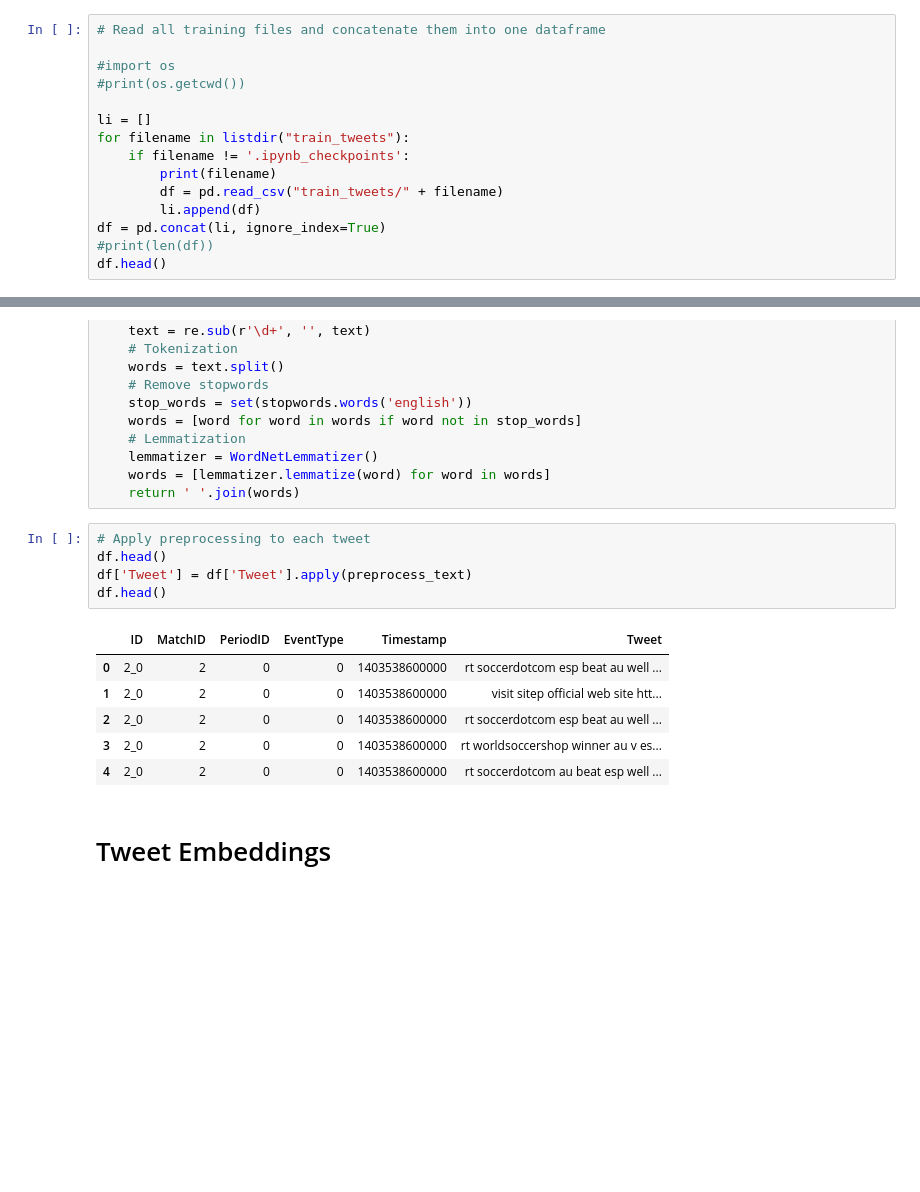
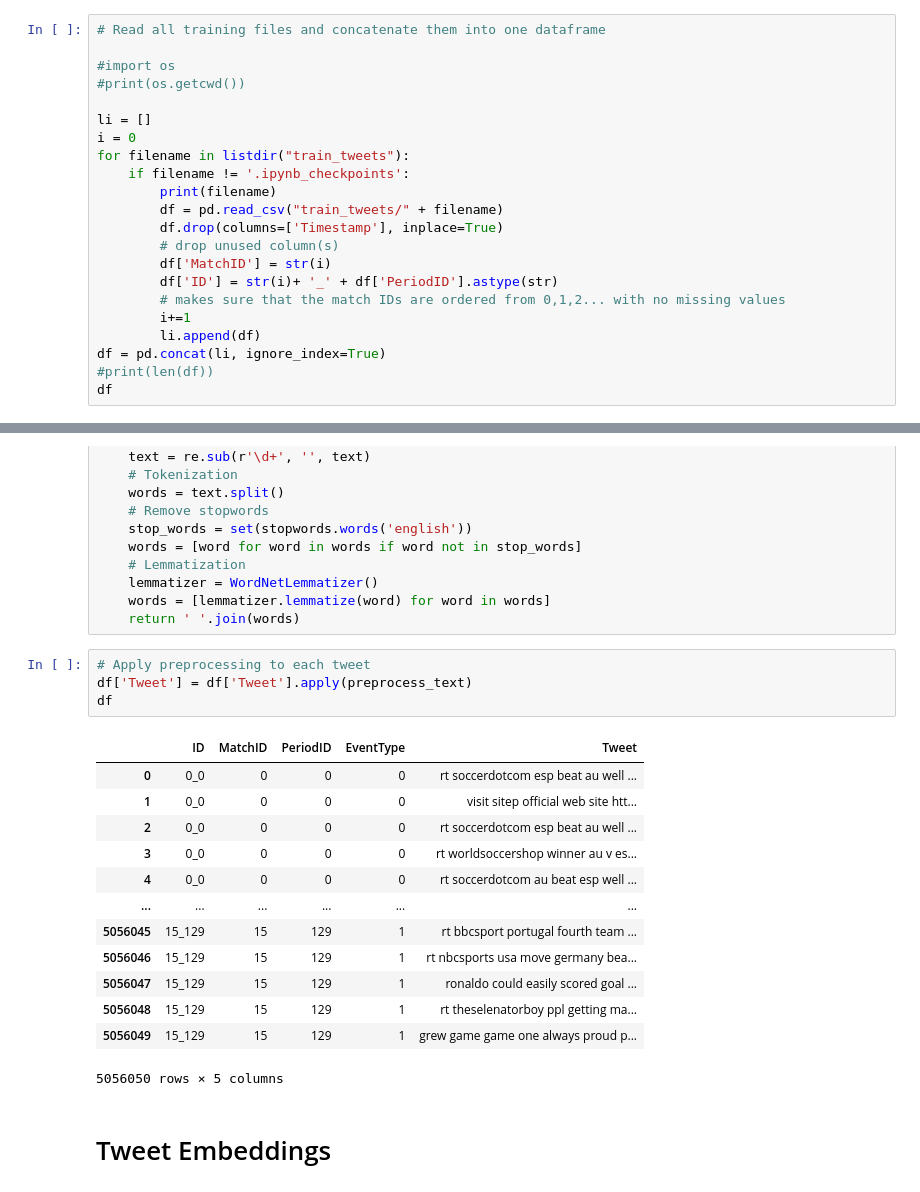
Before and after one commit to vmic2002/DeepLearningChallengeCSC_51054_EP, a Jupyter notebook: Group_challenge_weight_watchers.ipynb, the cells around one changed output, grey strips where cells are left out. Saved outputs shown, nothing was run; the diff lists cells and outputs as text; blank space fills up the shorter version.

```diff
--- a/Group_challenge_weight_watchers.ipynb
+++ b/Group_challenge_weight_watchers.ipynb
@@ -35,14 +40,21 @@ embeddings_model = api.load("glove-twitter-200")  # 200-dimensional GloVe embedd
 #print(os.getcwd())
 
 li = []
+i = 0
 for filename in listdir("train_tweets"):
     if filename != '.ipynb_checkpoints':
         print(filename)
         df = pd.read_csv("train_tweets/" + filename)
+        df.drop(columns=['Timestamp'], inplace=True)
+        # drop unused column(s)
+        df['MatchID'] = str(i)
+        df['ID'] = str(i)+ '_' + df['PeriodID'].astype(str)
+        # makes sure that the match IDs are ordered from 0,1,2... with no missing values
+        i+=1
         li.append(df)
 df = pd.concat(li, ignore_index=True)
 #print(len(df))
-df.head()
+df
 # %% [output]
 AustraliaSpain34.csv
 PortugalGhana58.csv
@@ -86,16 +105,22 @@ def preprocess_text(text):
     return ' '.join(words)
 # %%
 # Apply preprocessing to each tweet
-df.head()
 df['Tweet'] = df['Tweet'].apply(preprocess_text)
-df.head()
+df
 # %% [output]
-|  | ID | MatchID | PeriodID | EventType | Timestamp | Tweet |
-| 0 | 2_0 | 2 | 0 | 0 | 1403538600000 | rt soccerdotcom esp beat au well ... |
-| 1 | 2_0 | 2 | 0 | 0 | 1403538600000 | visit sitep official web site htt... |
-| 2 | 2_0 | 2 | 0 | 0 | 1403538600000 | rt soccerdotcom esp beat au well ... |
-| 3 | 2_0 | 2 | 0 | 0 | 1403538600000 | rt worldsoccershop winner au v es... |
-| 4 | 2_0 | 2 | 0 | 0 | 1403538600000 | rt soccerdotcom au beat esp well ... |
+|  | ID | MatchID | PeriodID | EventType | Tweet |
+| 0 | 0_0 | 0 | 0 | 0 | rt soccerdotcom esp beat au well ... |
+| 1 | 0_0 | 0 | 0 | 0 | visit sitep official web site htt... |
+| 2 | 0_0 | 0 | 0 | 0 | rt soccerdotcom esp beat au well ... |
+| 3 | 0_0 | 0 | 0 | 0 | rt worldsoccershop winner au v es... |
+| 4 | 0_0 | 0 | 0 | 0 | rt soccerdotcom au beat esp well ... |
+| ... | ... | ... | ... | ... | ... |
+| 5056045 | 15_129 | 15 | 129 | 1 | rt bbcsport portugal fourth team ... |
+| 5056046 | 15_129 | 15 | 129 | 1 | rt nbcsports usa move germany bea... |
+| 5056047 | 15_129 | 15 | 129 | 1 | ronaldo could easily scored goal ... |
+| 5056048 | 15_129 | 15 | 129 | 1 | rt theselenatorboy ppl getting ma... |
+| 5056049 | 15_129 | 15 | 129 | 1 | grew game game one always proud p... |
+5056050 rows × 5 columns
 # %% [markdown]
 # Tweet Embeddings
 # %%
```
Also changed, not shown: parts of 38 cells of this notebook, 1 other file.
